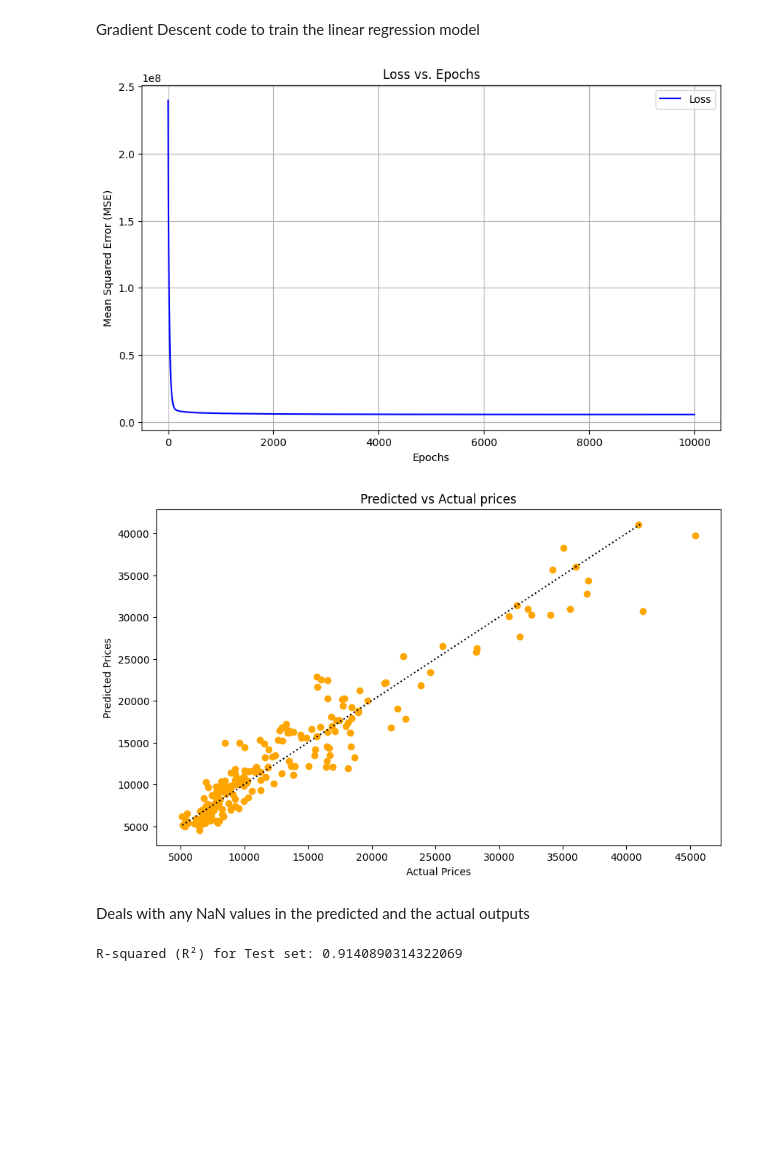
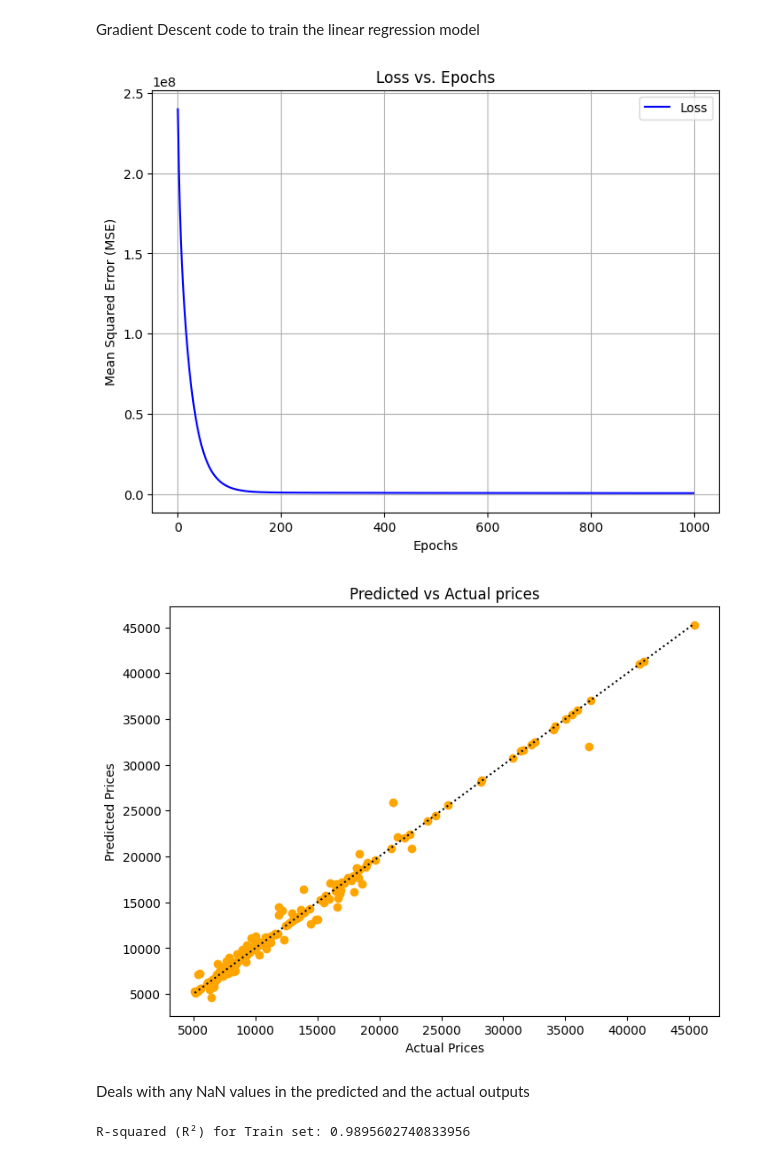
Before and after one commit to nxndinisxh/MRM_ResearchAI_Taskphase, a Jupyter notebook: LinearRegression.ipynb, the cells around one changed output. Drawn from its saved outputs; the diff is of its cells as text; code cells hidden in the pictures; blank space fills up the shorter version.

```diff
--- a/LinearRegression.ipynb
+++ b/LinearRegression.ipynb
@@ -81,6 +104,5 @@ def preprocess(X):
 # %%
-features = train_data
-features = preprocess(features)
+train_data = preprocess(train_data)
 # test_data = preprocess(test_data)
 # %% [markdown]
 This code applies the extract fn on the data columns and removes any rows with missing values across columns
@@ -136,10 +142,16 @@ y_train = train_data['price'].values
+# %%
+X_train = train_data.drop(['price'], axis=1)
+y_train = train_data['price'].values
+
+# X_test = test_data.drop(['price'], axis=1)
+# y_test = test_data['price'].values
 # %% [markdown]
 The following normalizes the inputs of the model between 0 and 1
 # %%
 def zscore_normalize (X) :
     mu     = np.mean(X, axis=0) # Calculating the mean
     sigma  = np.std(X, axis=0)  # Calculating the standard deviation
-    X_norm = (X - mu) / sigma
+    X_norm = (X - mu) / (sigma + 1e-8)
 
     return X_norm
 # %%
@@ -167,7 +187,7 @@ np.random.seed(0)
 weights = np.random.rand(X_train.shape[1]) # assigning weights to every input helps you find how much each input contributes to the ouptut
 bias = 0.0 # gets updated during the training
 learning_rate = 0.01 # determines how much weights change during training
-num_iterations = 10000 # specifies the number of iterations
+num_iterations = 1000 # specifies the number of iterations
 m = len(y_train) # stores the number of training examples. Training example is a single data point from the training dataset which is used to teach the model
 # %% [markdown]
 Gradient Descent code to train the linear regression model
@@ -192,23 +213,23 @@ y_train_pred = np.dot(X_train, weights) + bias
 # %%
 # Plotting the Loss vs. Epochs
-plt.figure(figsize=(10, 6))
+plt.figure(figsize=(8, 6))
 plt.plot(range(num_iterations), loss_history, color="b", label="Loss")
 plt.xlabel("Epochs")
 plt.ylabel("Mean Squared Error (MSE)")
 plt.title("Loss vs. Epochs")
 plt.legend()
 plt.grid(True)
 plt.show()
 # %% [output]
-[figure, old version]
+[figure, new version]
 # %%
-plt.figure(figsize=(10, 6))
+plt.figure(figsize=(8, 6))
 
 # Scatter plot of the actual price vs the pedicted price
-plt.scatter(y_train, y_pred, color = 'orange')
+plt.scatter(y_train, y_train_pred, color = 'orange')
 
 # Line plot of the best-fit line (model predictions)
-plt.plot([min(y_train), max(y_pred)], [min(y_train), max(y_pred)], 'k:')
+plt.plot([min(y_train), max(y_train_pred)], [min(y_train), max(y_pred)], 'k:')
 
 # Add labels and title
 plt.xlabel('Actual Prices')
@@ -216,7 +237,7 @@ plt.ylabel('Predicted Prices')
 plt.title('Predicted vs Actual prices')
 plt.show()
 # %% [output]
-[figure, old version]
+[figure, new version]
 # %% [markdown]
 Deals with any NaN values in the predicted and the actual outputs
 # %%
@@ -231,4 +255,5 @@ r2 = 1-(residual / total)
 # %%
-print("R-squared (R²) for Test set:", r2)
+print("R-squared (R²) for Train set:", r2_train)
+# print("R-squared (R²) for Test set:", r2_test)
 # %% [output]
-R-squared (R²) for Test set: 0.9140890314322069
+R-squared (R²) for Train set: 0.9895602740833956
```
Also changed, not shown: parts of 33 cells of this notebook.
